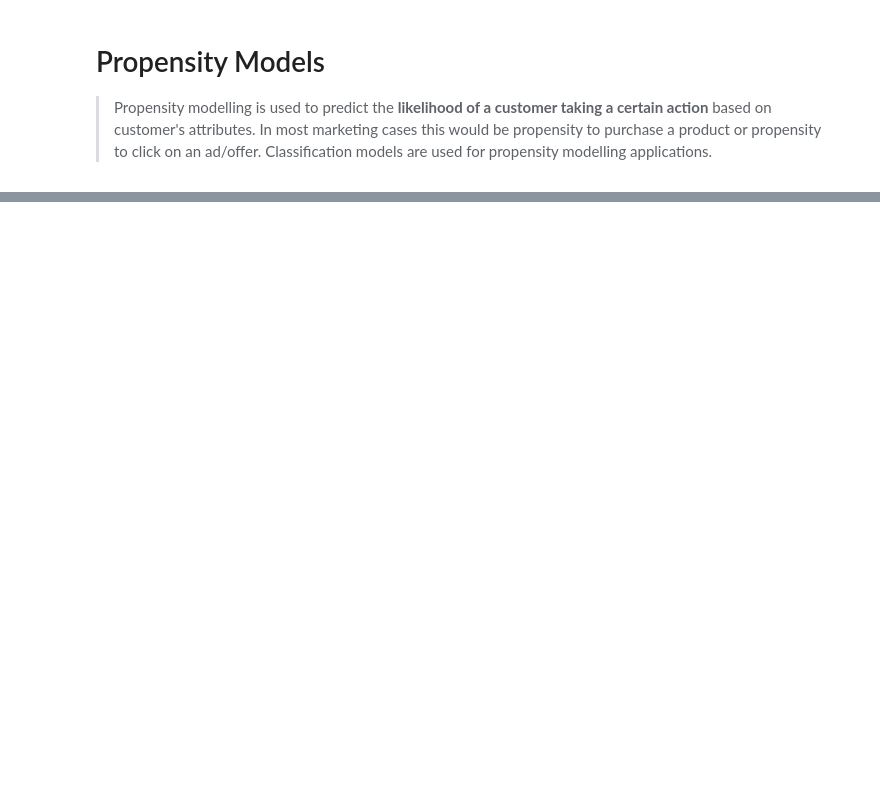
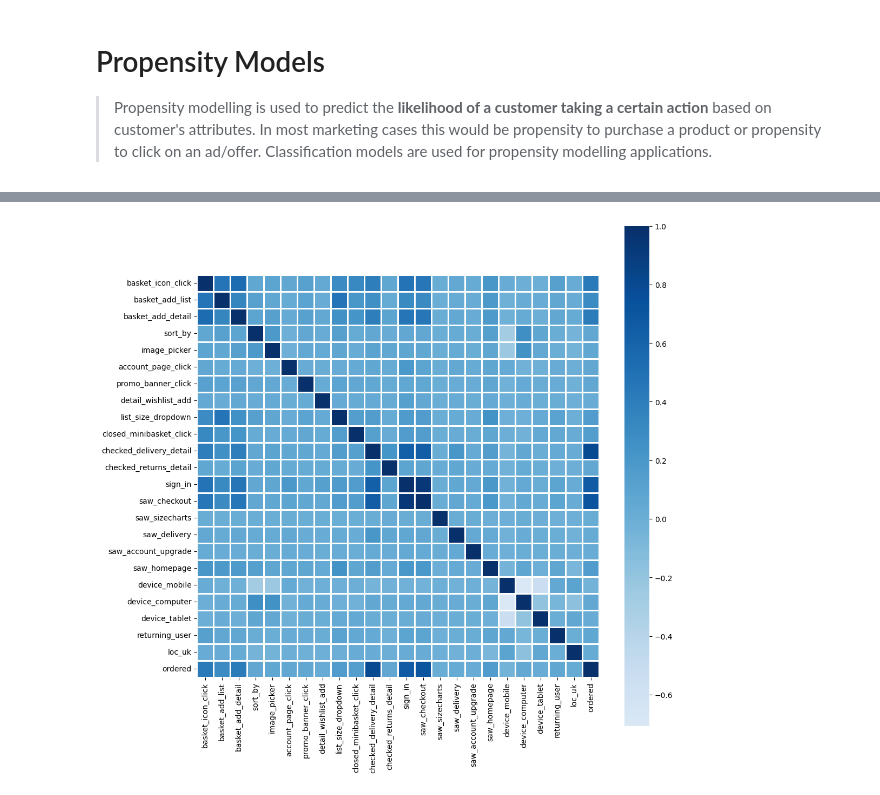
Before and after one commit to anirudhsharmaiitb/Applications-of-algorithms, a Jupyter notebook: Propensity Models/Propensity models.ipynb, the cells around one changed output, grey strips where cells are left out. Saved outputs shown, nothing was run; the diff lists cells and outputs as text; code cells hidden in the pictures; blank space fills up the shorter version.

```diff
--- a/Propensity Models/Propensity models.ipynb
+++ b/Propensity Models/Propensity models.ipynb
@@ -37,0 +84,3 @@ memory usage: 86.9+ MB
+# %%
+corr = train_data.corr(numeric_only=True)
+print(corr)
@@ -37,0 +105,10 @@ memory usage: 86.9+ MB
+# %%
+import matplotlib.pylab as plt
+import seaborn as sns
+plt.figure(figsize=(12, 12))
+sns.heatmap(corr, vmax=1, center=0,
+            square=True, linewidths=2, cmap='Blues')
+plt.savefig("heatmap.png")
+plt.show()
+# %% [output]
+[figure, added]
```
Also changed, not shown: parts of 15 cells of this notebook, 2 other files.
